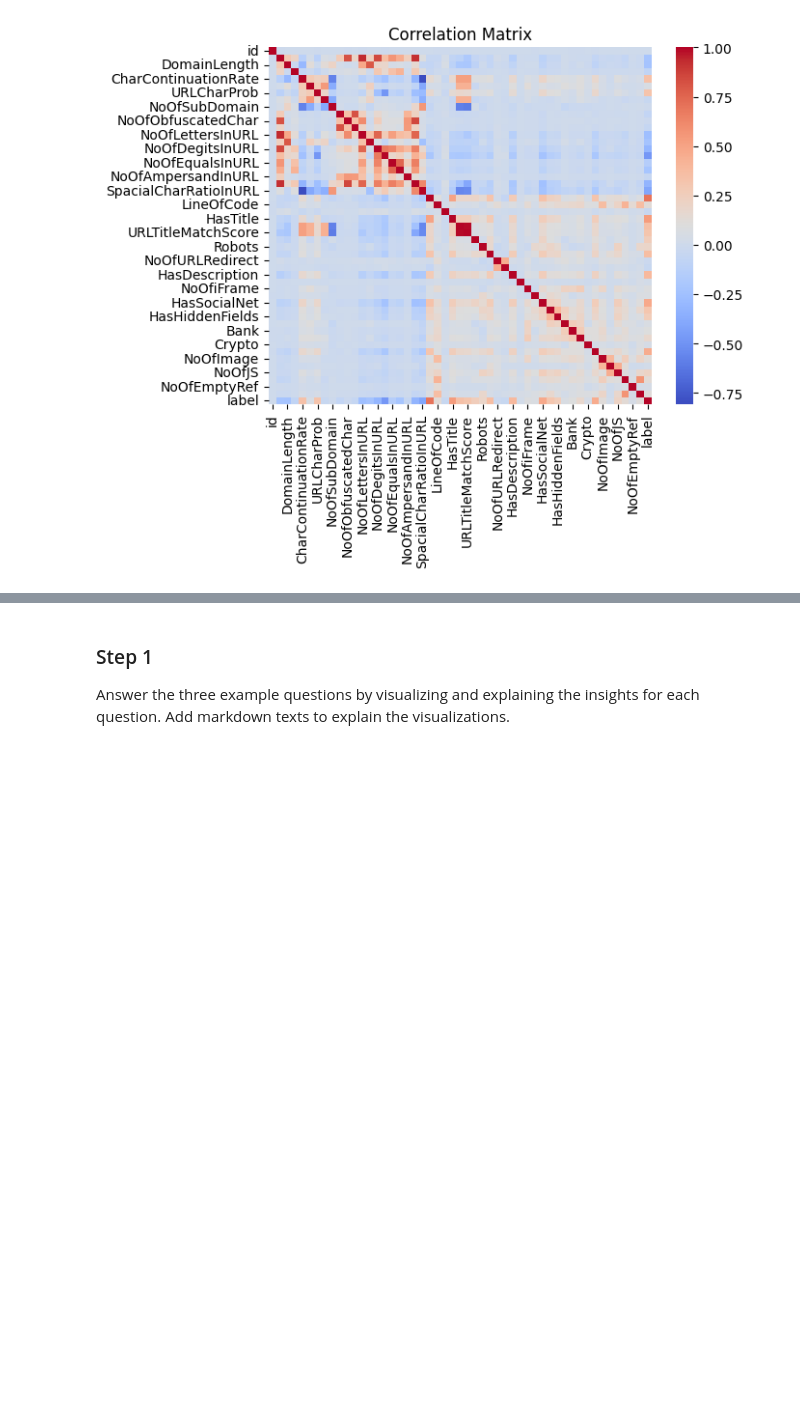
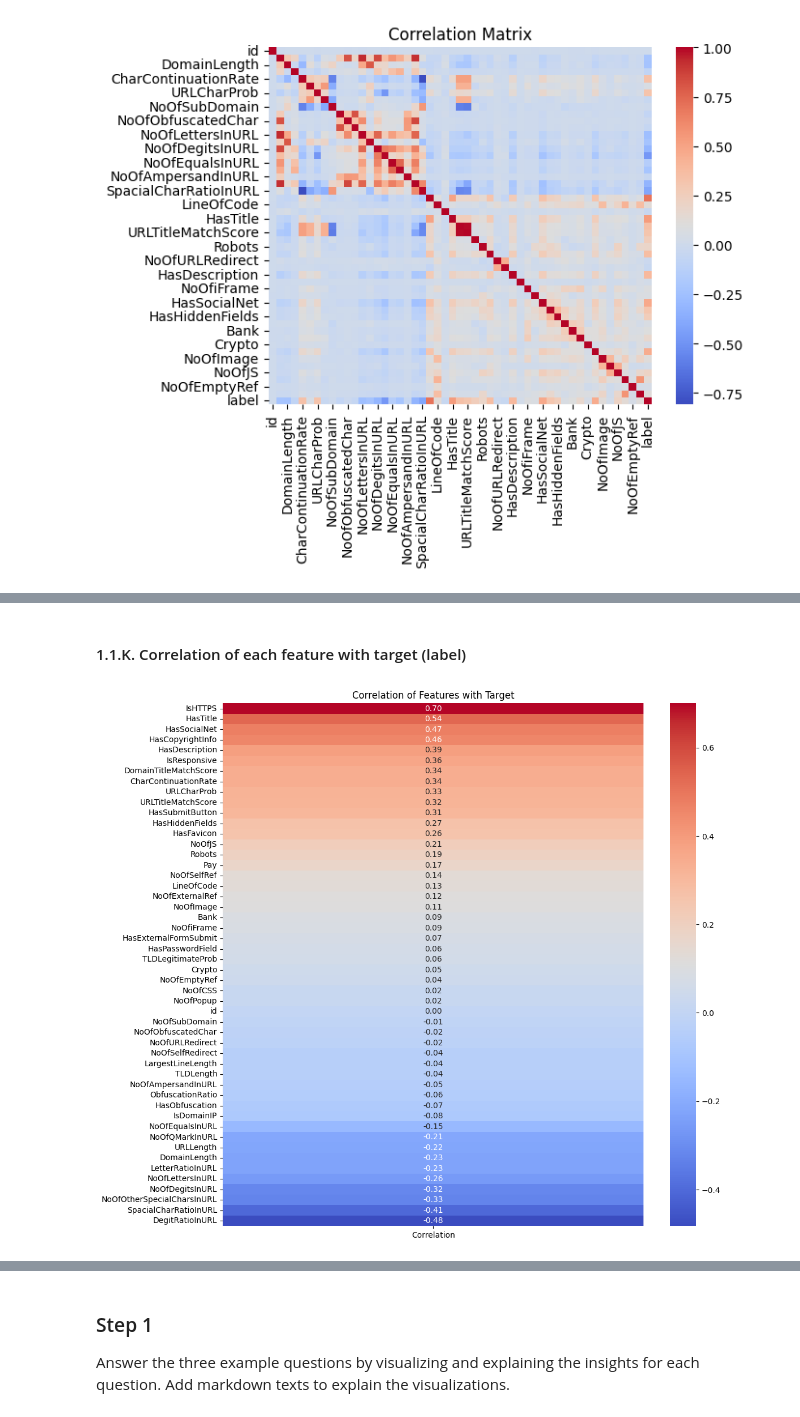
Before and after one commit to adli-arindra/Tucil-2-DAI, a Jupyter notebook: main.ipynb, the cells around one changed output, grey strips where cells are left out. Saved outputs shown, nothing was run; the diff lists cells and outputs as text; code cells hidden in the pictures; blank space fills up the shorter version.

```diff
--- a/main.ipynb
+++ b/main.ipynb
@@ -317,0 +294,18 @@ plt.show()
+# %% [markdown]
+#### 1.1.K. Correlation of each feature with target (label)
+# %%
+import pandas as pd
+import seaborn as sns
+import matplotlib.pyplot as plt
+
+correlations = df.corr(numeric_only=True)['label'].drop('label')
+
+correlation_matrix = correlations.to_frame(name='Correlation')
+correlation_matrix_sorted = (correlation_matrix.sort_values("Correlation", ascending=False))
+
+plt.figure(figsize=(12, 12))
+sns.heatmap(correlation_matrix_sorted, annot=True, cmap='coolwarm', fmt='.2f', cbar=True)
+plt.title('Correlation of Features with Target')
+plt.show()
+# %% [output]
+[figure, added]
```
Also changed, not shown: parts of 32 cells of this notebook.
